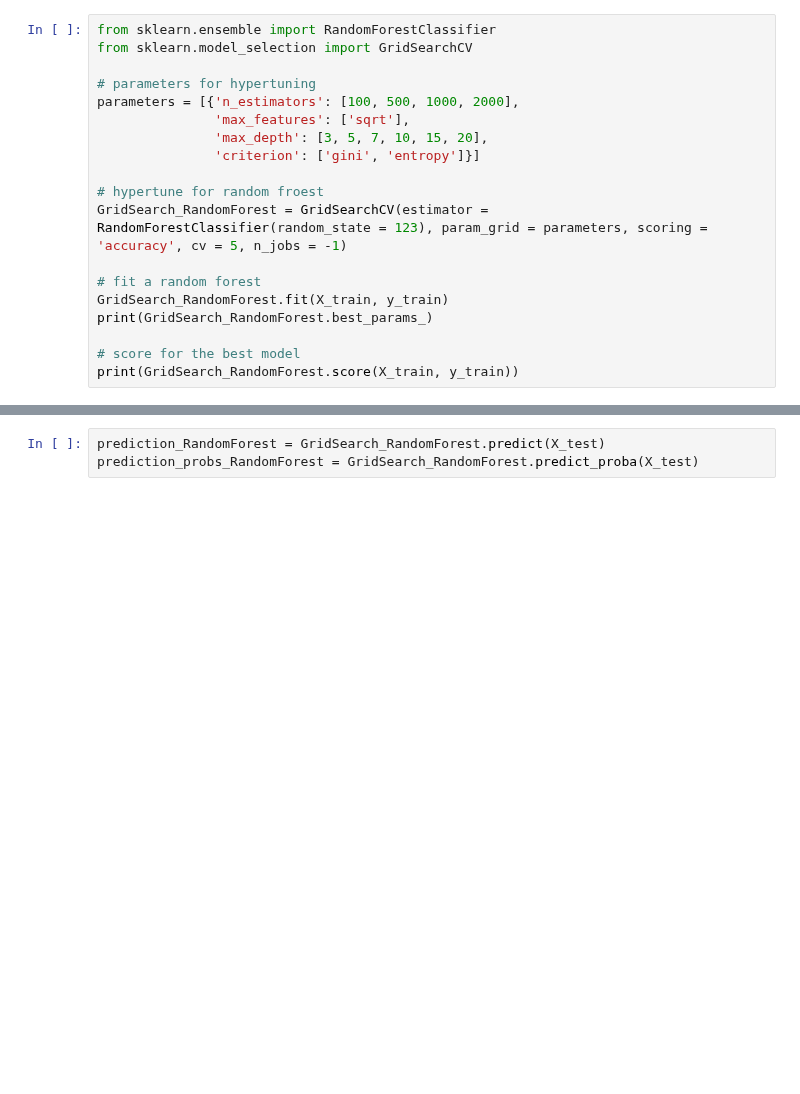
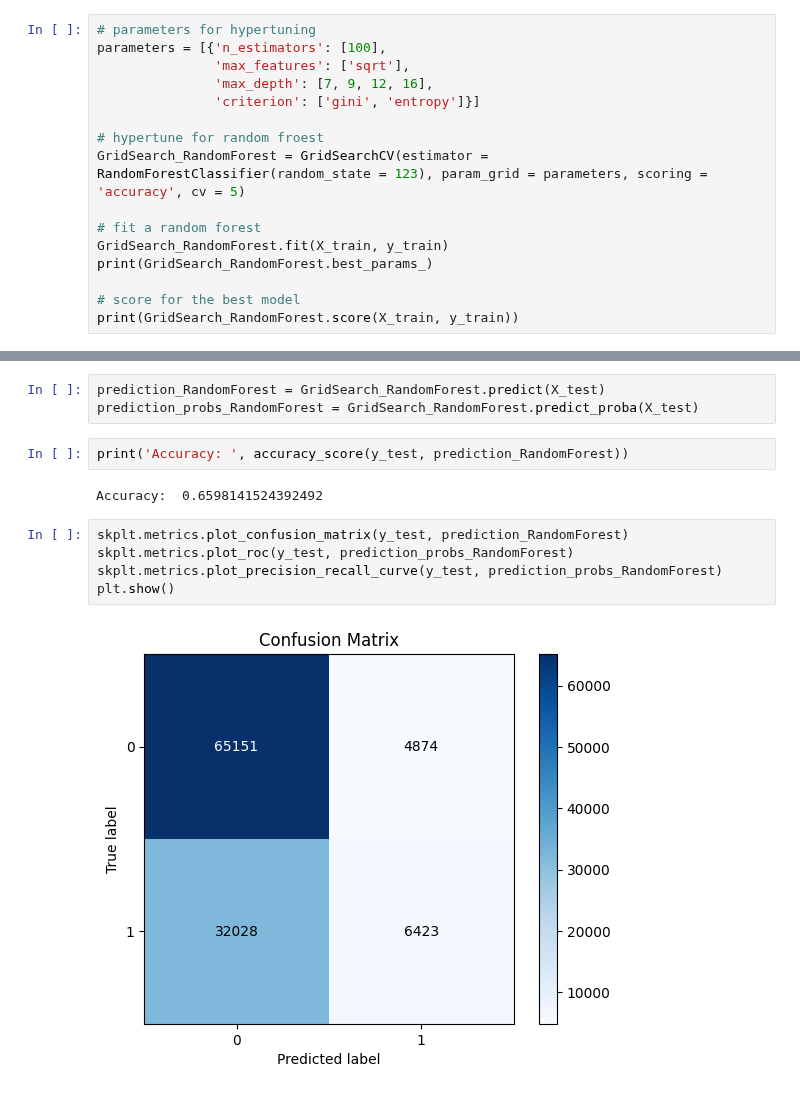
Before and after one commit to UpLiftL1f3/CSCE5214_LineChasers, a Jupyter notebook: main.ipynb, the cells around one changed output, grey strips where cells are left out. Saved outputs shown, nothing was run; the diff lists cells and outputs as text; blank space fills up the shorter version.

```diff
--- a/main.ipynb
+++ b/main.ipynb
@@ -151,15 +185,12 @@ X_train, X_test, y_train, y_test, = train_test_split(X, y, test_size = 0.2, rand
 # %%
-from sklearn.ensemble import RandomForestClassifier
-from sklearn.model_selection import GridSearchCV
-
 # parameters for hypertuning
-parameters = [{'n_estimators': [100, 500, 1000, 2000],
+parameters = [{'n_estimators': [100],
                'max_features': ['sqrt'],
-               'max_depth': [3, 5, 7, 10, 15, 20],
+               'max_depth': [7, 9, 12, 16],
                'criterion': ['gini', 'entropy']}]
 
 # hypertune for random froest
-GridSearch_RandomForest = GridSearchCV(estimator = RandomForestClassifier(random_state = 123), param_grid = parameters, scoring = 'accuracy', cv = 5, n_jobs = -1)
+GridSearch_RandomForest = GridSearchCV(estimator = RandomForestClassifier(random_state = 123), param_grid = parameters, scoring = 'accuracy', cv = 5)
 
 # fit a random forest
 GridSearch_RandomForest.fit(X_train, y_train)
@@ -172,3 +206,14 @@ print(GridSearch_RandomForest.score(X_train, y_train))
 # %%
 prediction_RandomForest = GridSearch_RandomForest.predict(X_test)
 prediction_probs_RandomForest = GridSearch_RandomForest.predict_proba(X_test)
+# %%
+print('Accuracy: ', accuracy_score(y_test, prediction_RandomForest))
+# %% [output]
+Accuracy:  0.6598141524392492
+# %%
+skplt.metrics.plot_confusion_matrix(y_test, prediction_RandomForest)
+skplt.metrics.plot_roc(y_test, prediction_probs_RandomForest)
+skplt.metrics.plot_precision_recall_curve(y_test, prediction_probs_RandomForest)
+plt.show()
+# %% [output]
+[figure, added]
```
Also changed, not shown: parts of 13 cells of this notebook.
